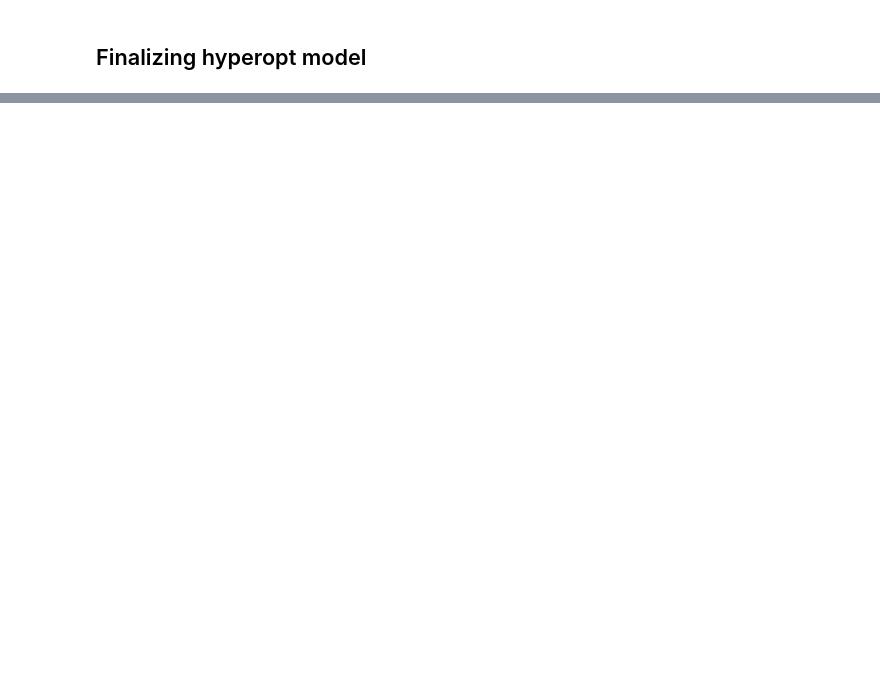
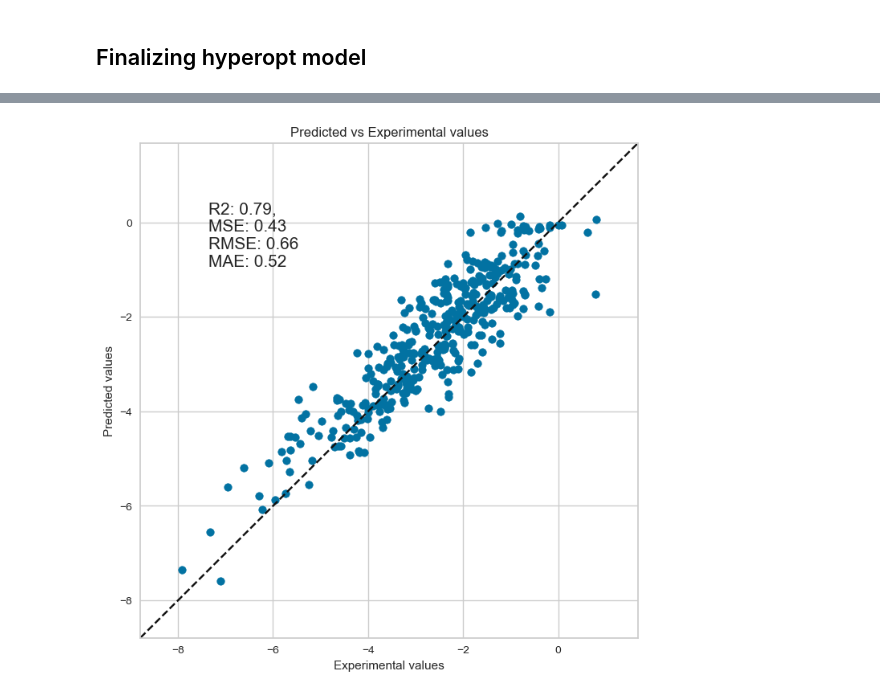
Before and after one commit to jonswain/solubility_prediction, a Jupyter notebook: notebooks/4.0-JS-SKLearn.ipynb, the cells around one changed output, grey strips where cells are left out. Saved outputs shown, nothing was run; the diff lists cells and outputs as text; code cells hidden in the pictures; blank space fills up the shorter version.

```diff
--- a/notebooks/4.0-JS-SKLearn.ipynb
+++ b/notebooks/4.0-JS-SKLearn.ipynb
@@ -264,20 +282,22 @@ NameError: name 'hyp_best' is not defined
 # %%
-hgbr = ExtraTreesRegressor(**params)
-hgbr.fit(train_desc, train_data.y_true)
-y_pred = hgbr.predict(test_desc)
+xtregressor = ExtraTreesRegressor(**params)
+xtregressor.fit(train_desc, train_data.y_true)
+y_pred = xtregressor.predict(test_desc)
 regression_model(test_data.y_true, pd.Series(y_pred))
 
 metrics.append({
     "model_name" : "hyperopt optimized",
     "n_estimators" : params["n_estimators"],
     "max_depth" : params["max_depth"],
     "min_samples_split" : params["min_samples_split"],
     "min_samples_leaf" : params["min_samples_leaf"],
     "R2": r2_score(test_data.y_true, y_pred),
     "MSE": mean_squared_error(test_data.y_true, y_pred),
     "RMSE": mean_squared_error(test_data.y_true, y_pred, squared=False),
     "MAE": mean_absolute_error(test_data.y_true, y_pred),
 })
+# %% [output]
+[figure, added]
 # %%
 d_r2 = metrics[0]['R2']
 hyp_r2 = metrics[2]['R2']
```
Also changed, not shown: parts of 15 cells of this notebook.
